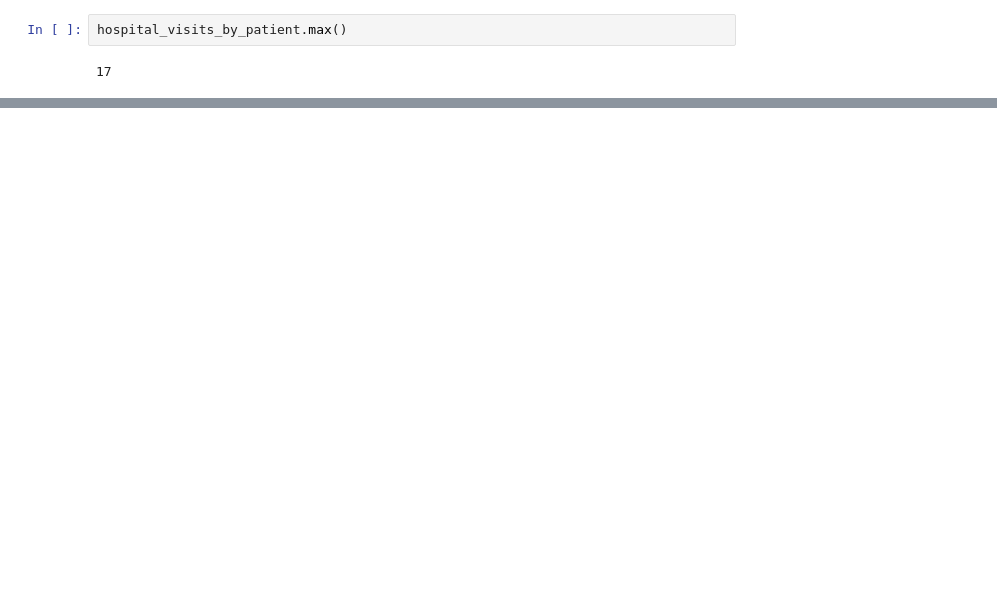
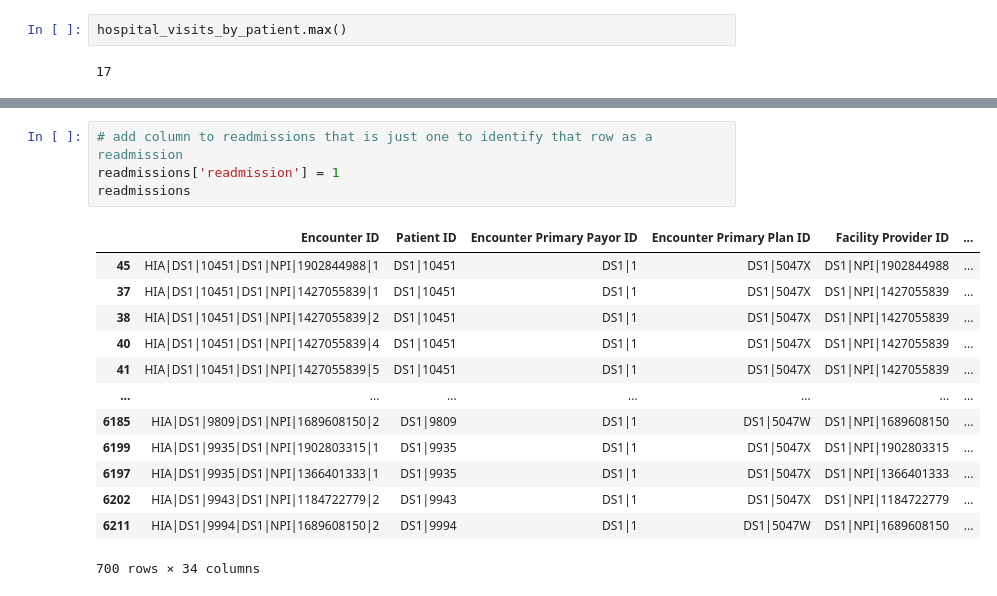
Before and after one commit to Engu12/hospital-readmission_pandas, a Jupyter notebook: hilber_notebook.ipynb, the cells around one changed output, grey strips where cells are left out. Saved outputs shown, nothing was run; the diff lists cells and outputs as text; blank space fills up the shorter version.

```diff
--- a/hilber_notebook.ipynb
+++ b/hilber_notebook.ipynb
@@ -170,0 +242,18 @@ use .diff() on cleaned patient id and drop all nonzeros to get rid of all places
+# %%
+# add column to readmissions that is just one to identify that row as a readmission
+readmissions['readmission'] = 1
+readmissions
+# %% [output]
+|  | Encounter ID | Patient ID | Encounter Primary Payor ID | Encounter Primary Plan ID | Facility Provider ID | ... |
+| 45 | HIA|DS1|10451|DS1|NPI|1902844988|1 | DS1|10451 | DS1|1 | DS1|5047X | DS1|NPI|1902844988 | ... |
+| 37 | HIA|DS1|10451|DS1|NPI|1427055839|1 | DS1|10451 | DS1|1 | DS1|5047X | DS1|NPI|1427055839 | ... |
+| 38 | HIA|DS1|10451|DS1|NPI|1427055839|2 | DS1|10451 | DS1|1 | DS1|5047X | DS1|NPI|1427055839 | ... |
+| 40 | HIA|DS1|10451|DS1|NPI|1427055839|4 | DS1|10451 | DS1|1 | DS1|5047X | DS1|NPI|1427055839 | ... |
+| 41 | HIA|DS1|10451|DS1|NPI|1427055839|5 | DS1|10451 | DS1|1 | DS1|5047X | DS1|NPI|1427055839 | ... |
+| ... | ... | ... | ... | ... | ... | ... |
+| 6185 | HIA|DS1|9809|DS1|NPI|1689608150|2 | DS1|9809 | DS1|1 | DS1|5047W | DS1|NPI|1689608150 | ... |
+| 6199 | HIA|DS1|9935|DS1|NPI|1902803315|1 | DS1|9935 | DS1|1 | DS1|5047X | DS1|NPI|1902803315 | ... |
+| 6197 | HIA|DS1|9935|DS1|NPI|1366401333|1 | DS1|9935 | DS1|1 | DS1|5047X | DS1|NPI|1366401333 | ... |
+| 6202 | HIA|DS1|9943|DS1|NPI|1184722779|2 | DS1|9943 | DS1|1 | DS1|5047X | DS1|NPI|1184722779 | ... |
+| 6211 | HIA|DS1|9994|DS1|NPI|1689608150|2 | DS1|9994 | DS1|1 | DS1|5047W | DS1|NPI|1689608150 | ... |
+700 rows × 34 columns
```
Also changed, not shown: parts of 20 cells of this notebook.
